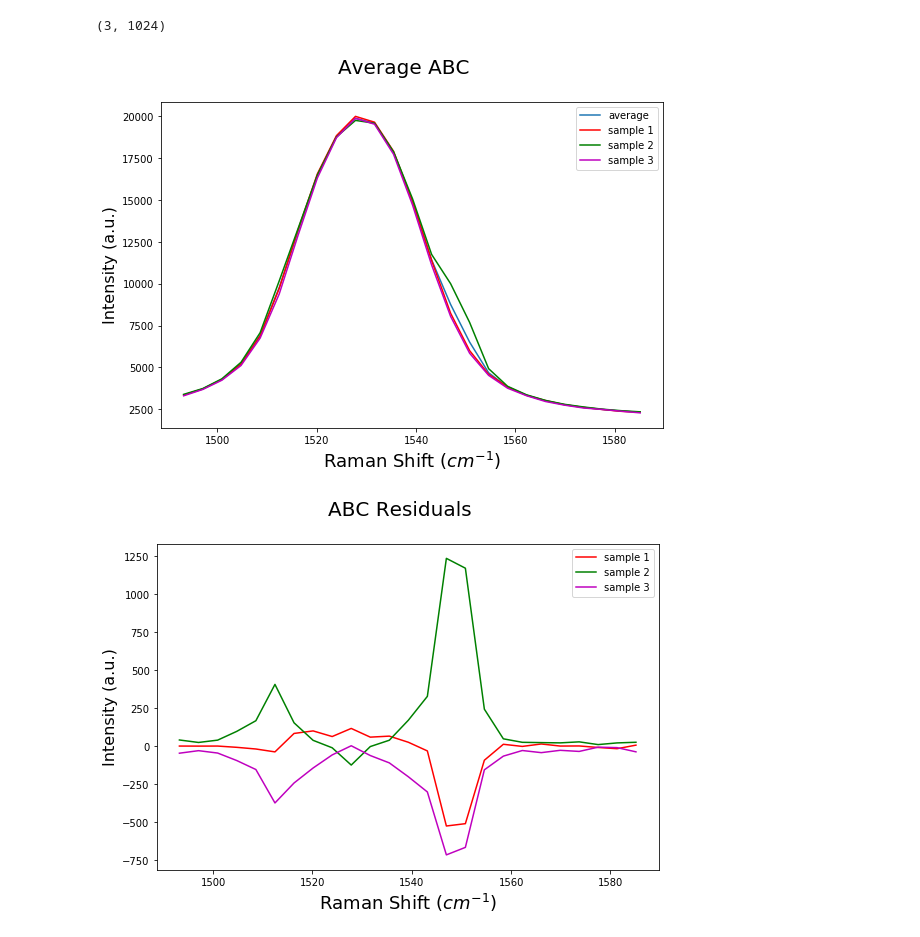
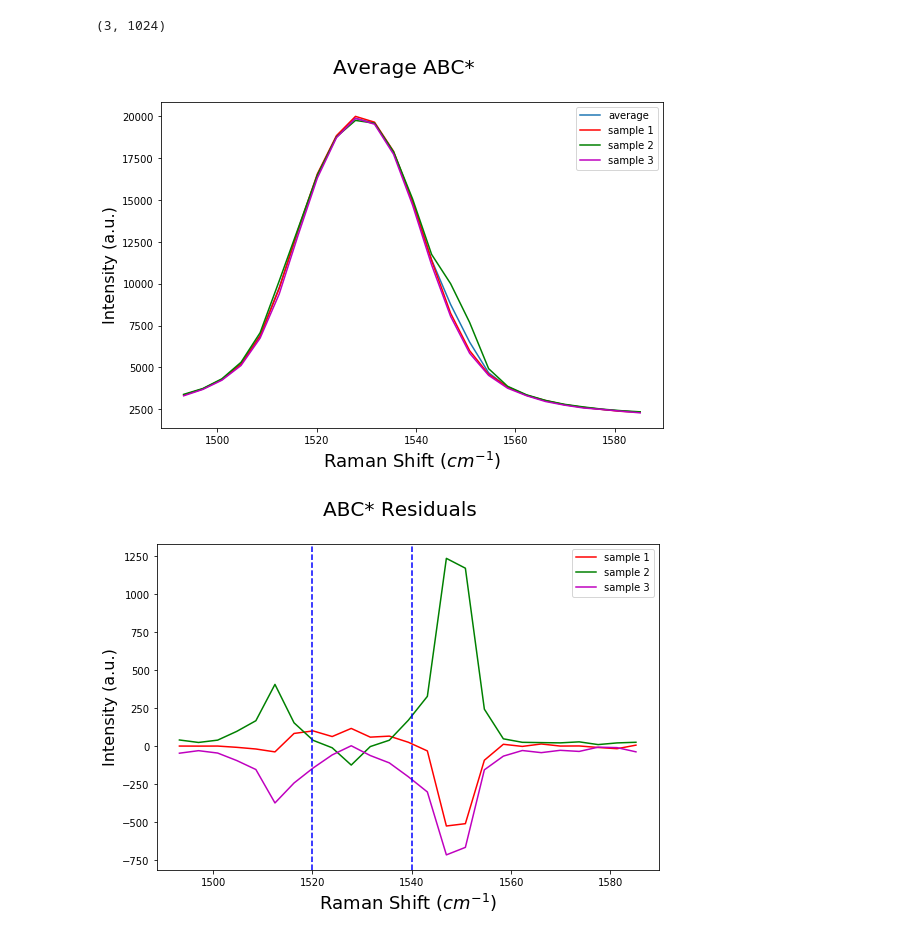
Before and after one commit to Yi-J-Zhu/ULAB, a Jupyter notebook: Raman.ipynb, the cells around one changed output. Saved outputs shown, nothing was run; the diff lists cells and outputs as text; code cells hidden in the pictures.

```diff
--- a/Raman.ipynb
+++ b/Raman.ipynb
@@ -60,34 +66,40 @@ plt.plot(files[3][0][minIndex:maxIndex], files[3][2][minIndex:maxIndex], 'r', la
 plt.plot(files[4][0][minIndex:maxIndex], files[4][2][minIndex:maxIndex], 'g', label='sample 2')
 plt.plot(files[5][0][minIndex:maxIndex], files[5][2][minIndex:maxIndex], 'm', label='sample 3')
 
-fig.suptitle('Average ABC', fontsize=20)
+#plt.axvline(1520, color='b', linestyle='--')
+#plt.axvline(1540, color='b', linestyle='--')
+
+fig.suptitle('Average ABC*', fontsize=20)
 plt.xlabel('Raman Shift ($cm^{-1}$)', fontsize=18)
 plt.ylabel('Intensity (a.u.)', fontsize=16)
 plt.legend()
 
 fig.set_size_inches(9,6)
-fig.savefig('zoomed_avg_abc.jpg', dpi=300)
+#fig.savefig('zoomed_avg_abc.jpg', dpi=300)
 # %% [output]
 (3, 1024)
-[figure, old version]
+[figure, new version]
 # %%
 resids2 = [files[index + 3][2] - avg_abc[2] for index in range(3)]
 
 fig = plt.figure()
 
 plt.plot(avg_aba[0][minIndex:maxIndex], resids2[0][minIndex:maxIndex], 'r', label='sample 1')
 plt.plot(avg_aba[0][minIndex:maxIndex], resids2[1][minIndex:maxIndex], 'g', label='sample 2')
 plt.plot(avg_aba[0][minIndex:maxIndex], resids2[2][minIndex:maxIndex], 'm', label='sample 3')
 
-fig.suptitle('ABC Residuals', fontsize=20)
+plt.axvline(1520, color='b', linestyle='--')
+plt.axvline(1540, color='b', linestyle='--')
+
+fig.suptitle('ABC* Residuals', fontsize=20)
 plt.xlabel('Raman Shift ($cm^{-1}$)', fontsize=18)
 plt.ylabel('Intensity (a.u.)', fontsize=16)
 plt.legend()
 
 fig.set_size_inches(9,6)
-fig.savefig('zoomed_abc_residuals.jpg', dpi = 300)
+#fig.savefig('zoomed_abc_residuals_vert_lines.jpg', dpi = 300)
 # %% [output]
-[figure, old version]
+[figure, new version]
 # %%
 fig = plt.figure()
 plt.plot(avg_abc[0][minIndex:maxIndex], avg_abc[2][minIndex:maxIndex], label='abc')
```
Also changed, not shown: parts of 4 cells of this notebook, 13 other files.
